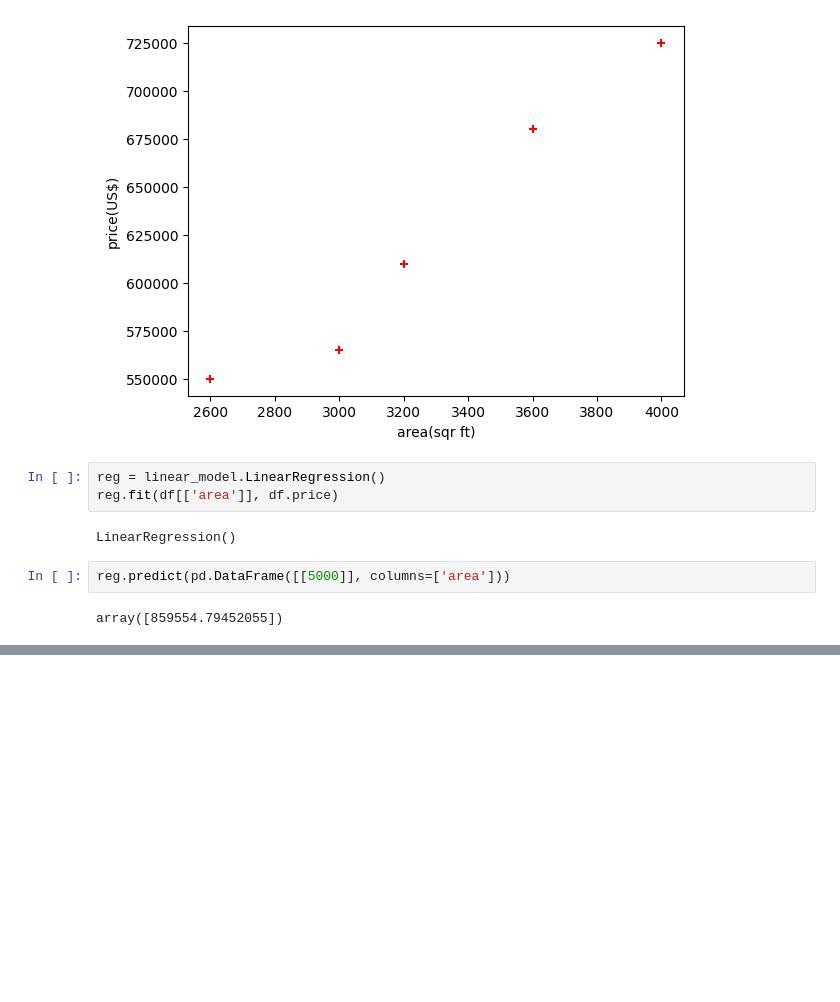
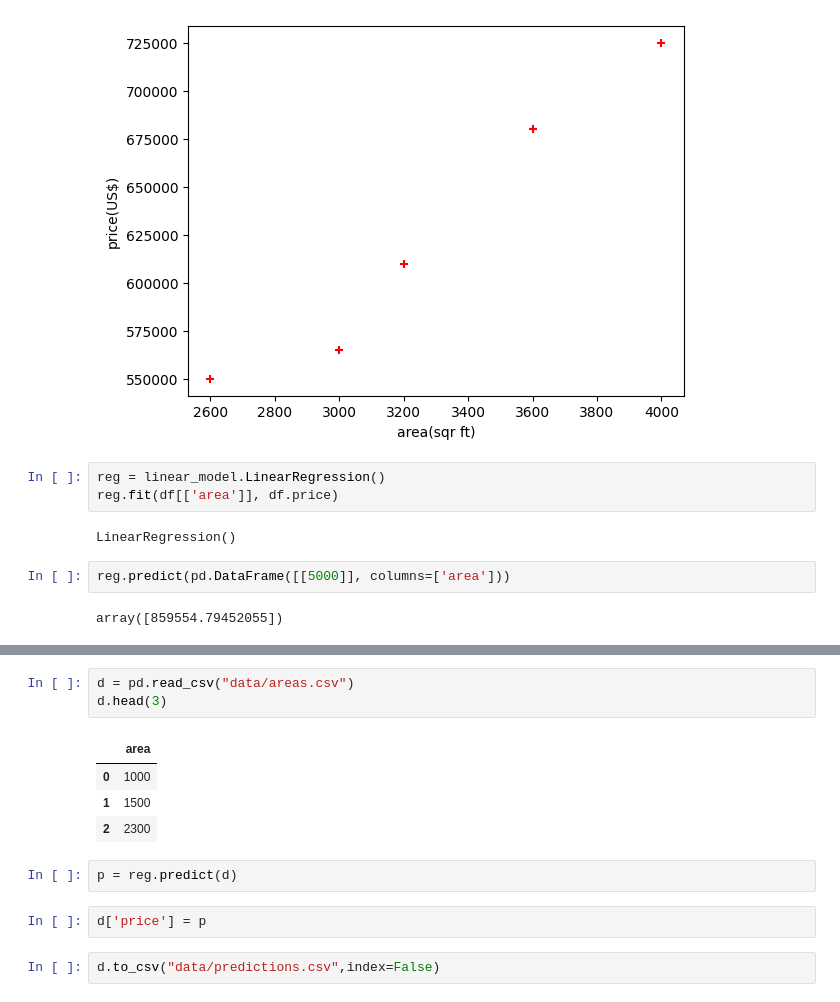
Before and after one commit to HJeandedieu/Machine-Learning, a Jupyter notebook: linear_regression _Single_Variable.ipynb, the cells around one changed output, grey strips where cells are left out. Cells and saved outputs as stored; diff of their text form; blank space fills up the shorter version.

```diff
--- a/linear_regression _Single_Variable.ipynb
+++ b/linear_regression _Single_Variable.ipynb
@@ -32,0 +43,14 @@ array([859554.79452055])
+# %%
+d = pd.read_csv("data/areas.csv")
+d.head(3)
+# %% [output]
+|  | area |
+| 0 | 1000 |
+| 1 | 1500 |
+| 2 | 2300 |
+# %%
+p = reg.predict(d)
+# %%
+d['price'] = p
+# %%
+d.to_csv("data/predictions.csv",index=False)
```
Also changed, not shown: parts of 1 cell of this notebook, 4 other files.
